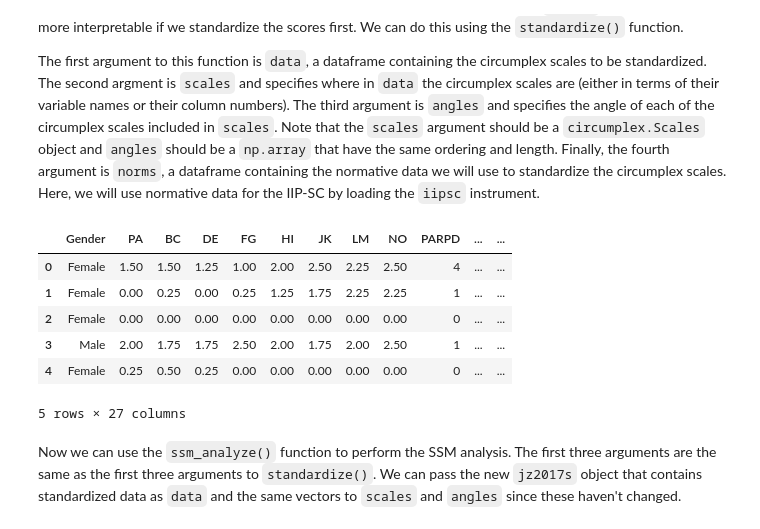
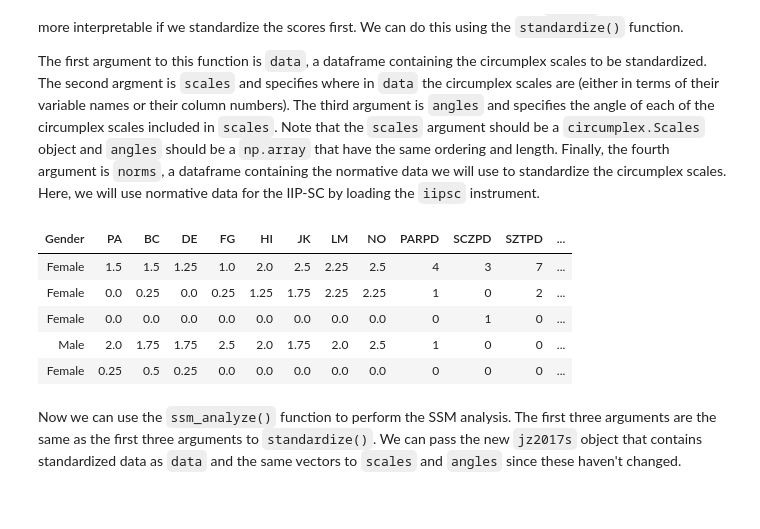
Before and after one commit to MitchellAcoustics/circumplex, a Jupyter notebook: examples/Intro_to_SSM_Analysis.ipynb, the cells around one changed output. Drawn from its saved outputs; the diff is of its cells as text; code cells hidden in the pictures.

```diff
--- a/examples/Intro_to_SSM_Analysis.ipynb
+++ b/examples/Intro_to_SSM_Analysis.ipynb
@@ -173,15 +174,14 @@ To begin, let's say that we want to use the SSM to describe the interpersonal pr
 The first argument to this function is `data`, a dataframe containing the circumplex scales to be standardized. The second argment is `scales` and specifies where in `data` the circumplex scales are (either in terms of their variable names or their column numbers). The third argument is `angles` and specifies the angle of each of the circumplex scales included in `scales`. Note that the `scales` argument should be a `circumplex.Scales` object and `angles` should be a `np.array` that have the same ordering and length. Finally, the fourth argument is `norms`, a dataframe containing the normative data we will use to standardize the circumplex scales. Here, we will use normative data for the IIP-SC by loading the `iipsc` instrument.
 # %%
 jz2017s = iipsc.norm_standardize(data=jz2017, sample_id=1)
-jz2017s.head()
+GT(jz2017s.head().round(2))
 # %% [output]
-|  | Gender | PA | BC | DE | FG | HI | JK | LM | NO | PARPD | ... | ... |
-| 0 | Female | 1.50 | 1.50 | 1.25 | 1.00 | 2.00 | 2.50 | 2.25 | 2.50 | 4 | ... | ... |
-| 1 | Female | 0.00 | 0.25 | 0.00 | 0.25 | 1.25 | 1.75 | 2.25 | 2.25 | 1 | ... | ... |
-| 2 | Female | 0.00 | 0.00 | 0.00 | 0.00 | 0.00 | 0.00 | 0.00 | 0.00 | 0 | ... | ... |
-| 3 | Male | 2.00 | 1.75 | 1.75 | 2.50 | 2.00 | 1.75 | 2.00 | 2.50 | 1 | ... | ... |
-| 4 | Female | 0.25 | 0.50 | 0.25 | 0.00 | 0.00 | 0.00 | 0.00 | 0.00 | 0 | ... | ... |
+| Gender | PA | BC | DE | FG | HI | JK | LM | NO | PARPD | SCZPD | SZTPD | ... |
+| Female | 1.5 | 1.5 | 1.25 | 1.0 | 2.0 | 2.5 | 2.25 | 2.5 | 4 | 3 | 7 | ... |
+| Female | 0.0 | 0.25 | 0.0 | 0.25 | 1.25 | 1.75 | 2.25 | 2.25 | 1 | 0 | 2 | ... |
+| Female | 0.0 | 0.0 | 0.0 | 0.0 | 0.0 | 0.0 | 0.0 | 0.0 | 0 | 1 | 0 | ... |
+| Male | 2.0 | 1.75 | 1.75 | 2.5 | 2.0 | 1.75 | 2.0 | 2.5 | 1 | 0 | 0 | ... |
+| Female | 0.25 | 0.5 | 0.25 | 0.0 | 0.0 | 0.0 | 0.0 | 0.0 | 0 | 0 | 0 | ... |
-5 rows × 27 columns
 # %% [markdown]
 Now we can use the `ssm_analyze()` function to perform the SSM analysis. The first three arguments are the same as the first three arguments to `standardize()`. We can pass the new `jz2017s` object that contains standardized data as `data` and the same vectors to `scales` and `angles` since these haven't changed.
 # %%
```
Also changed, not shown: parts of 5 cells of this notebook, 38 other files.
